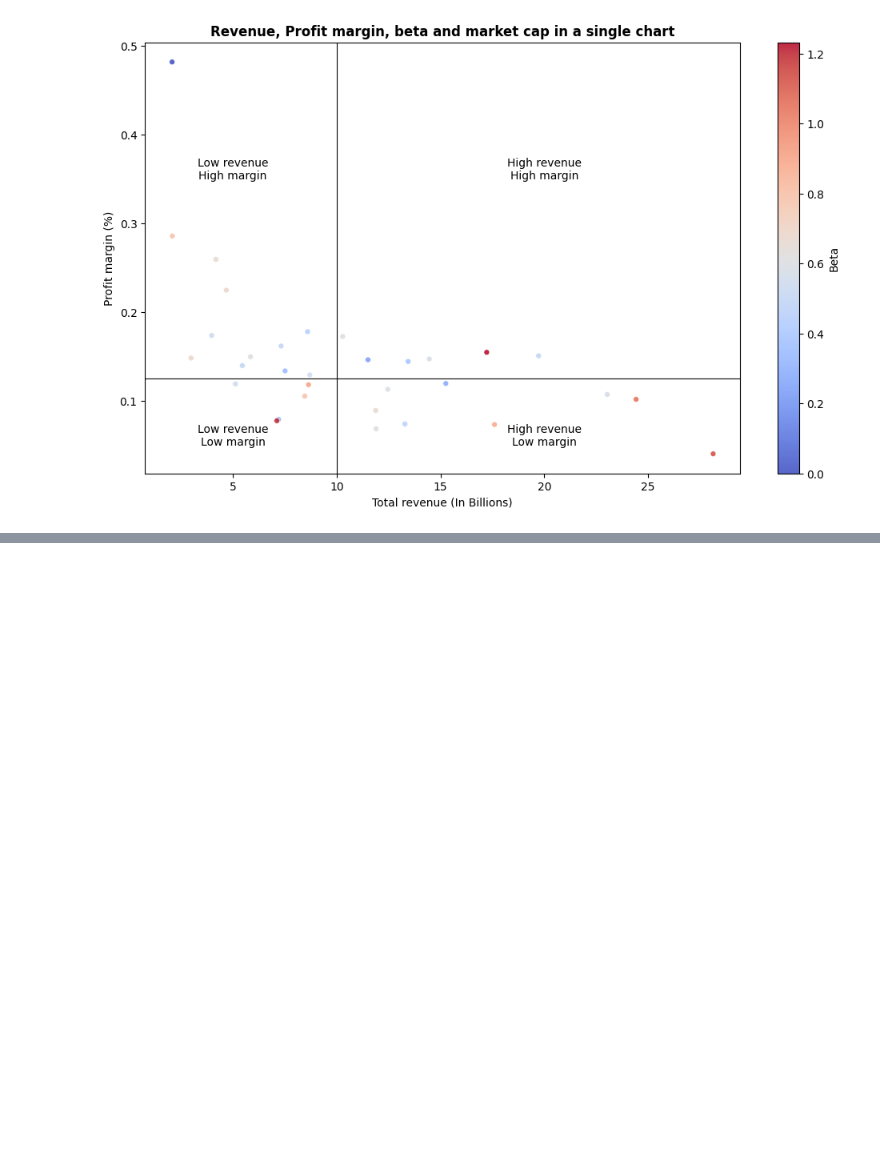
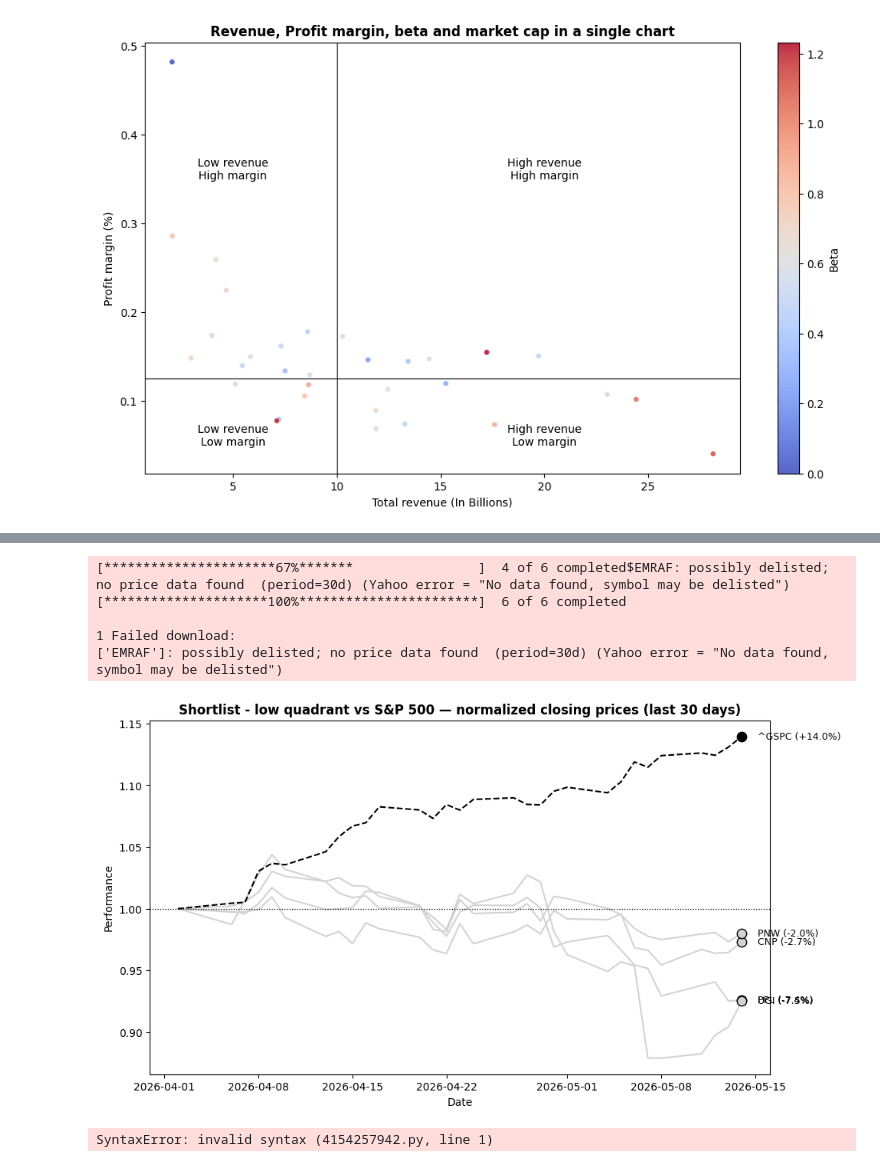
Before and after one commit to kocangregor/BigData, a Jupyter notebook: hw1_Kocan.ipynb, the cells around one changed output, grey strips where cells are left out. Drawn from its saved outputs; the diff is of its cells as text; code cells hidden in the pictures; blank space fills up the shorter version.

Commit message:
Finalising

```diff
--- a/hw1_Kocan.ipynb
+++ b/hw1_Kocan.ipynb
@@ -446,0 +450,65 @@ plt.show()
+# %%
+tickers_low =quadrant_low["symbol"].tolist() + ["^GSPC"]
+dt_low = yf.download(tickers_low, period="30d", interval="1d", auto_adjust=True)
+closing_prices_low = dt_low["Close"]
+
+normalized_prices_low = closing_prices_low / closing_prices_low.iloc[0]
+
+fig, spgraph2 = plt.subplots(figsize=(12, 6))
+sp500_final_low = normalized_prices_low["^GSPC"].iloc[-1]
+
+for ticker in tickers_low:
+    ticker_final_low = normalized_prices_low[ticker].iloc[-1]
+    if ticker == "^GSPC":
+        line_color, line_style = "black", "--"
+    else:
+        line_color = "steelblue" if ticker_final_low > sp500_final else "lightgrey"
+        line_style = "-"
+    spgraph2.plot(normalized_prices_low.index, normalized_prices_low[ticker],
+            color=line_color, linestyle=line_style, linewidth=1.5)
+    final_date_low  = normalized_prices_low.index[-1]
+    spgraph2.scatter(final_date_low, ticker_final_low,
+               color=line_color, edgecolor="black", zorder=5, s=80)
+
+    pct_change    = (ticker_final_low - 1) * 100
+    label_text    = f"{ticker} ({pct_change:+.1f}%)"
+
+    spgraph2.annotate(label_text,
+                xy=(final_date_low, ticker_final_low),
+                xytext=(15, 0),
+                textcoords="offset points",
+                va="center",
+                fontsize=9,
+                color="black")
+
+fig.subplots_adjust(right=0.80)
+spgraph2.axhline(1, color="black", linewidth=0.9, linestyle=":")
+
+spgraph2.set_title("Shortlist - low quadrant vs S&P 500 — normalized closing prices (last 30 days)")
+spgraph2.set_xlabel("Date")
+spgraph2.set_ylabel("Performance")
+
+plt.show()
+# %% [output]
+[**********************67%*******                ]  4 of 6 completed$EMRAF: possibly delisted; no price data found  (period=30d) (Yahoo error = "No data found, symbol may be delisted")
+[*********************100%***********************]  6 of 6 completed
+
+1 Failed download:
+['EMRAF']: possibly delisted; no price data found  (period=30d) (Yahoo error = "No data found, symbol may be delisted")
+[figure, added]
+# %%
+In this work, we analysed the Utilities companies from SP500. First we plotted a histogram and boxplot of market capitalization. Afterwards we were compapring different industries by mean values from various metrics.
+
+Then we picked 4 industries and did a bubble chart. For the bubble chart, I selected market_cap for the x-axis and profit_margins for the y-axis. The x-axis represents the size of each company measured by market capitalization, while the y-axis captures operational profitability through profit margins. This combination allows comparison between large and small firms while simultaneously evaluating how efficiently they generate profits.
+
+Bubble size was also linked to market capitalization, meaning that larger companies appear as larger bubbles on the chart. This emphasizes the relative importance and market dominance of individual firms within the selected industries.
+
+Bubble color was determined by beta. Companies with higher beta values were displayed with different colors than firms with lower beta values, allowing the chart to incorporate an additional dimension related to market risk and volatility. Since beta measures sensitivity to overall market movements, the color encoding helps identify whether more volatile companies tend to cluster in specific regions of the chart.
+
+We then picked two quadrants in the bubble chart and analyzed them independently by the closing prices in stock exchange.
+
+In the “high quadrant” portfolio, the companies generally demonstrated moderate volatility but no strong positive momentum. Several stocks experienced temporary increases around the middle of the observed period, followed by declines or stagnation. Toward the final trading days, most companies showed a gradual downward movement and failed to recover alongside the broader market rally. This suggests weaker investor confidence in these firms compared to the overall market. The “low quadrant” companies performed even worse overall. Multiple stocks showed a visible decline during the final days of the period, with some falling more than 5–7% below their initial normalized level. One company experienced a particularly sharp drop near the end of the sample period, indicating elevated sensitivity to market uncertainty.
+
+In relation to the geopolitical tensions in the Strait of Hormuz, the charts suggest that the selected companies were affected negatively, although not through a sudden market crash. The dominant pattern was rather a gradual decline and relative underperformance versus the benchmark. There is only limited evidence of a recovery during the last days of the observed period, as most stocks remained below or near their starting values while the S&P 500 continued to strengthen.
+# %% [output]
+SyntaxError: invalid syntax (4154257942.py, line 1)
```
Also changed, not shown: parts of 3 cells of this notebook.
